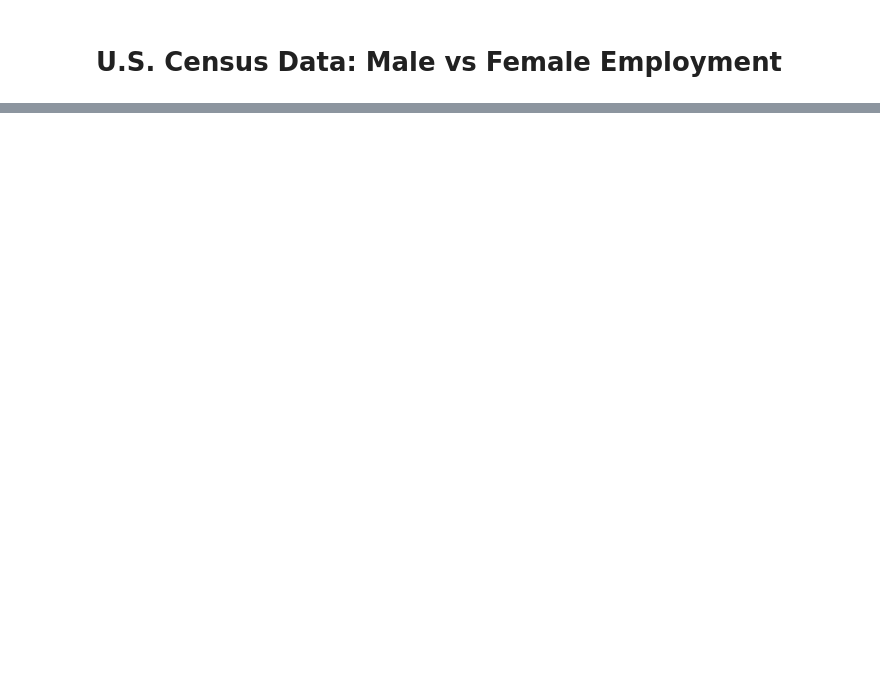
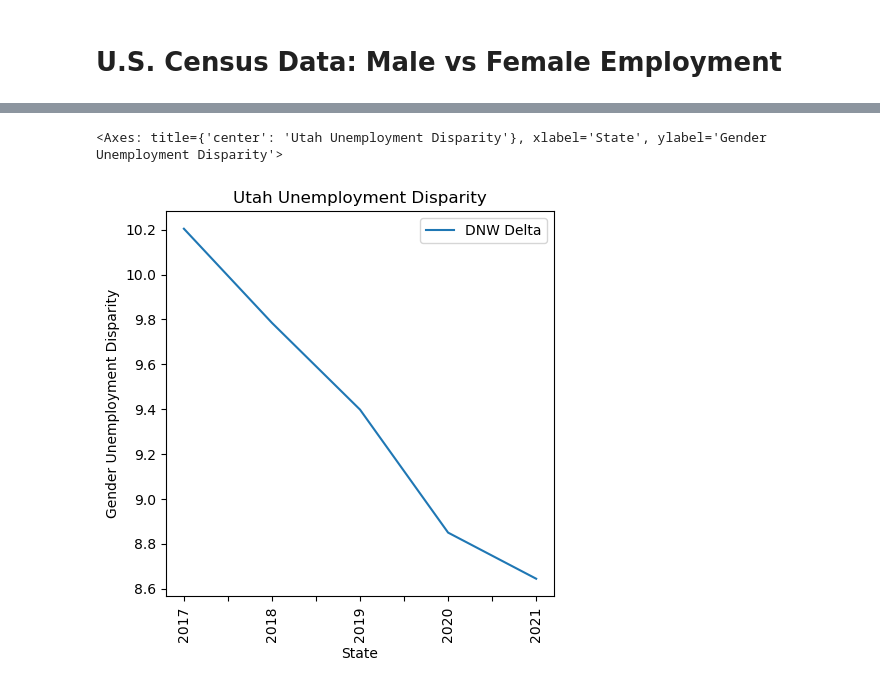
Before and after one commit to Nathanhans/Project_1, a Jupyter notebook: Nathan_Analysis/Data/census_dataframe.ipynb, the cells around one changed output, grey strips where cells are left out. Cells and saved outputs as stored; diff of their text form; code cells hidden in the pictures; blank space fills up the shorter version.

```diff
--- a/Nathan_Analysis/Data/census_dataframe.ipynb
+++ b/Nathan_Analysis/Data/census_dataframe.ipynb
@@ -139,0 +194,22 @@ census_pd_combined.to_csv("Data/census_data.csv", encoding="utf-8", index=False)
+# %%
+# Build the scatter plots Utah
+
+census_pd_combined['State Name'].values
+
+
+census_pd_combined_utah = census_pd_combined.loc[census_pd_combined['State Name'] == ' Utah']
+census_pd_combined_utah
+census_pd_combined_groupby = census_pd_combined_utah.groupby(['Year'],as_index= False)
+census_pd_combined_mean = census_pd_combined_groupby['DNW Delta'].mean()
+census_pd_combined_mean_df = pd.DataFrame(census_pd_combined_mean)
+census_pd_combined_mean_df['Year'] = census_pd_combined_mean_df['Year'].astype(str)
+
+census_pd_combined_mean_df
+
+title = 'Utah Unemployment Disparity'
+xlabel = 'State'
+ylabel = 'Gender Unemployment Disparity'
+census_pd_combined_mean_df.plot.line(x = 'Year', y = 'DNW Delta', title = title, xlabel = xlabel, ylabel = ylabel,figsize=(5,5),rot = 90)
+# %% [output]
+<Axes: title={'center': 'Utah Unemployment Disparity'}, xlabel='State', ylabel='Gender Unemployment Disparity'>
+[figure, added]
```
Also changed, not shown: parts of 13 cells of this notebook.
